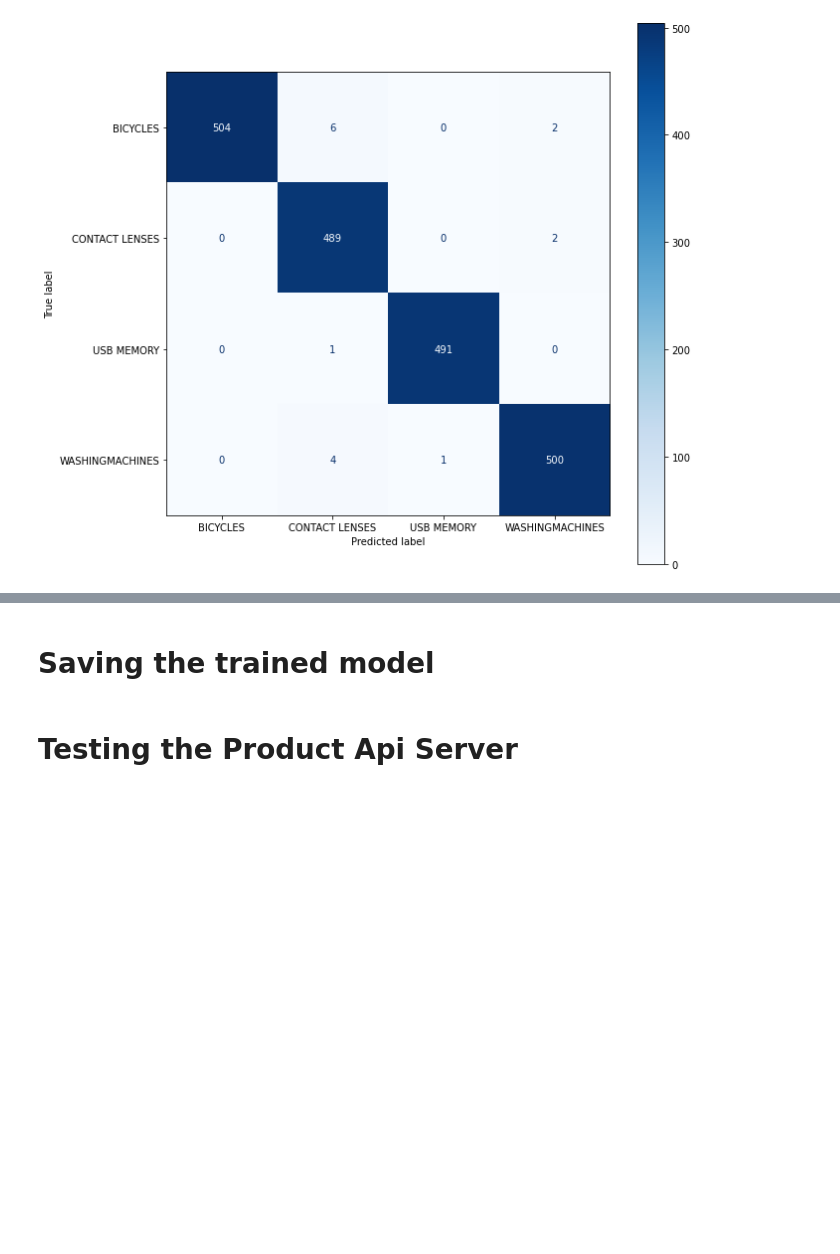
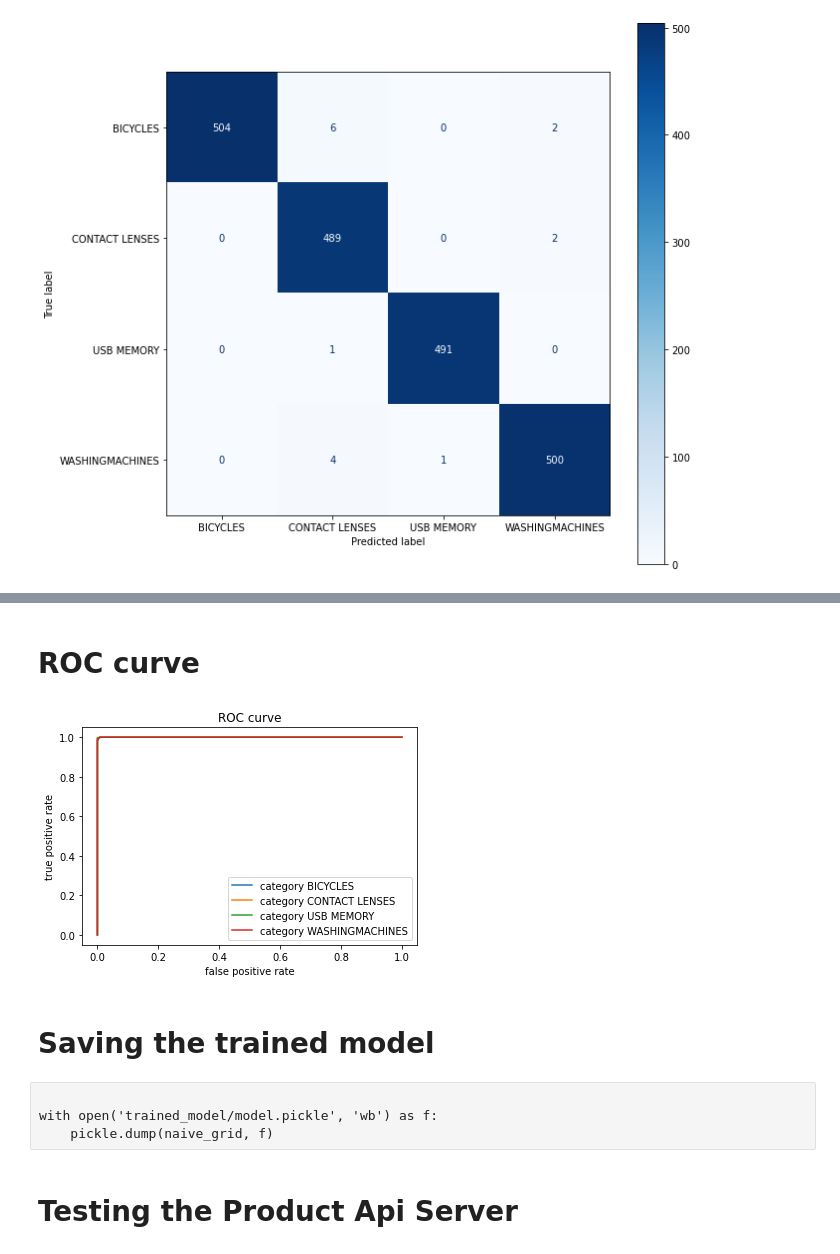
Before and after one commit to sulugodu/Product_category_classification, a Jupyter notebook: training.ipynb, the cells around one changed output, grey strips where cells are left out. Saved outputs shown, nothing was run; the diff lists cells and outputs as text; code cells hidden in the pictures; blank space fills up the shorter version.

```diff
--- a/training.ipynb
+++ b/training.ipynb
@@ -511,2 +506,18 @@ plt.show()
+# %% [markdown]
+# ROC curve
+# %%
+fpr = dict()
+tpr = dict()
+for i in range(len(product_category)):
+    fpr[i], tpr[i], _ = roc_curve(y_true_binary[:,i],y_score[:,i])
+    plt.plot(fpr[i], tpr[i], label='category {}'.format(product_category[i]))
+
+plt.xlabel("false positive rate")
+plt.ylabel("true positive rate")
+plt.legend(loc="best")
+plt.title("ROC curve")
+plt.show()
+# %% [output]
+[figure, added]
 # %% [markdown]
 # Saving the trained model
@@ -517,3 +524,7 @@ with open('trained_model/model.pickle', 'wb') as f:
+# %% [raw]
+
+with open('trained_model/model.pickle', 'wb') as f:
+    pickle.dump(naive_grid, f)
 # %% [markdown]
 # Testing the Product Api Server
 # %%
```
Also changed, not shown: parts of 23 cells of this notebook.
